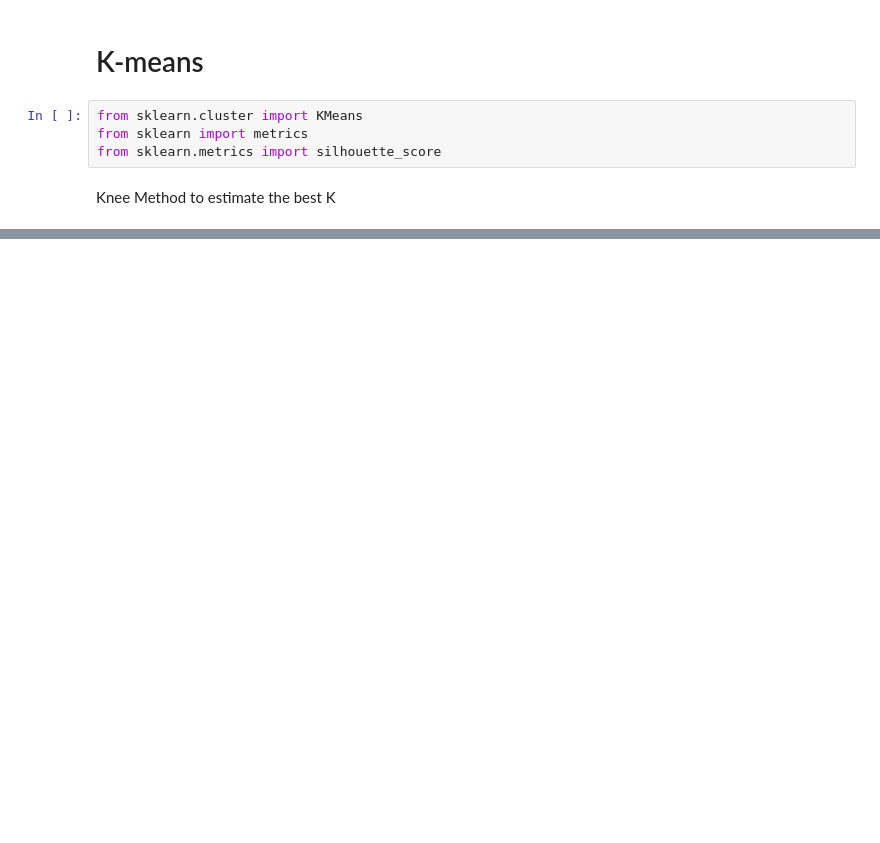
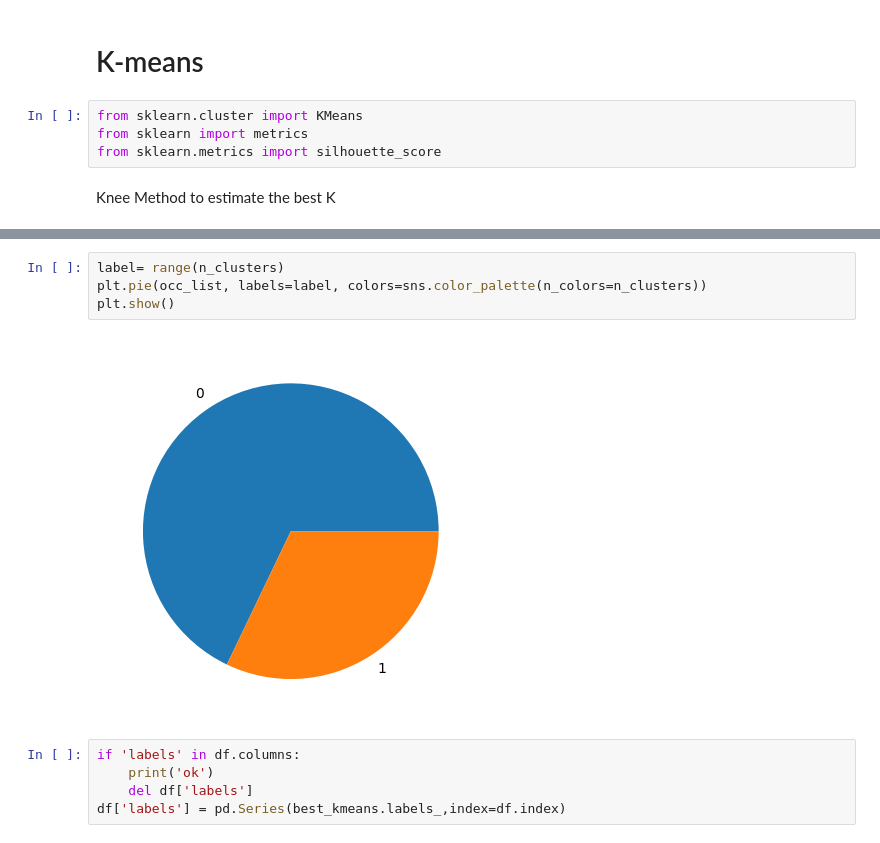
Before and after one commit to vezzusamu/dm-project, a Jupyter notebook: TASK2/Kmeans_Xmeans_clustering.ipynb, the cells around one changed output, grey strips where cells are left out. Cells and saved outputs as stored; diff of their text form; blank space fills up the shorter version.

```diff
--- a/TASK2/Kmeans_Xmeans_clustering.ipynb
+++ b/TASK2/Kmeans_Xmeans_clustering.ipynb
@@ -112,0 +167,11 @@ plt.show()
+# %%
+label= range(n_clusters)
+plt.pie(occ_list, labels=label, colors=sns.color_palette(n_colors=n_clusters))
+plt.show()
+# %% [output]
+[figure, added]
+# %%
+if 'labels' in df.columns:
+    print('ok')
+    del df['labels']
+df['labels'] = pd.Series(best_kmeans.labels_,index=df.index)
```
Also changed, not shown: parts of 11 cells of this notebook, 4 other files.
